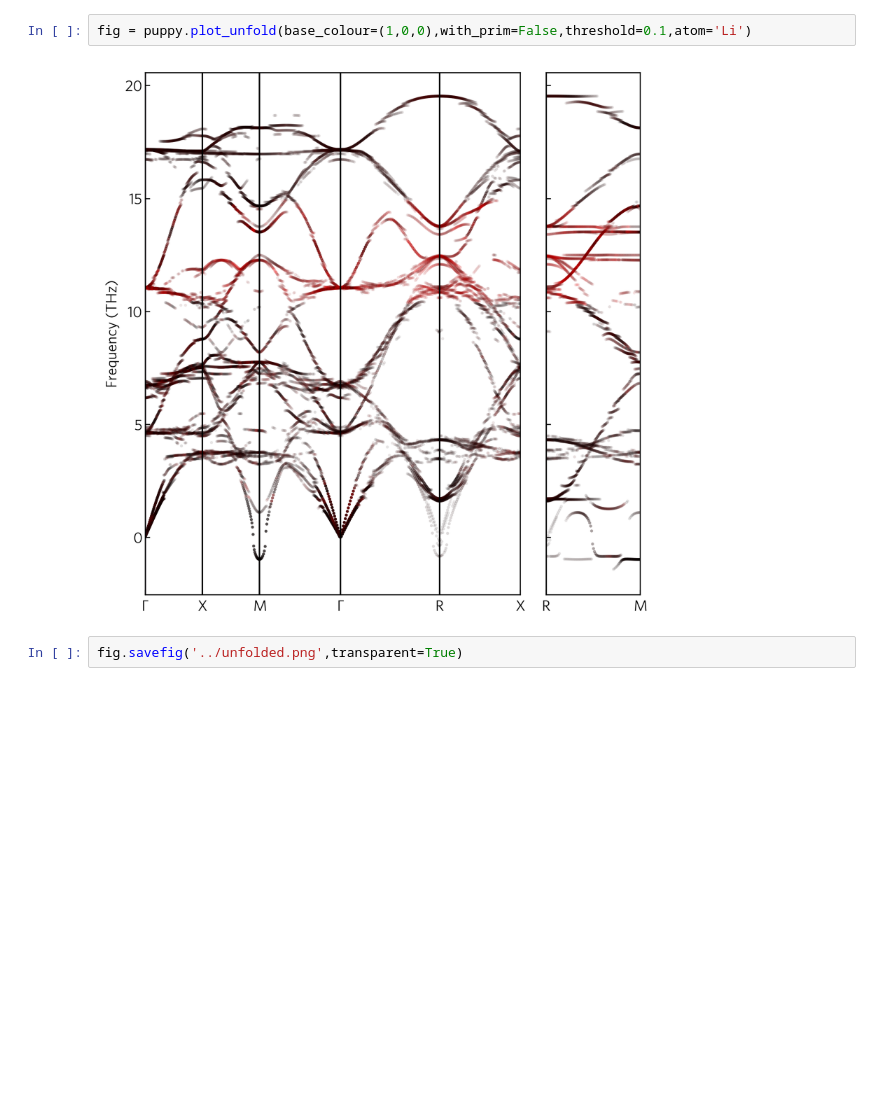
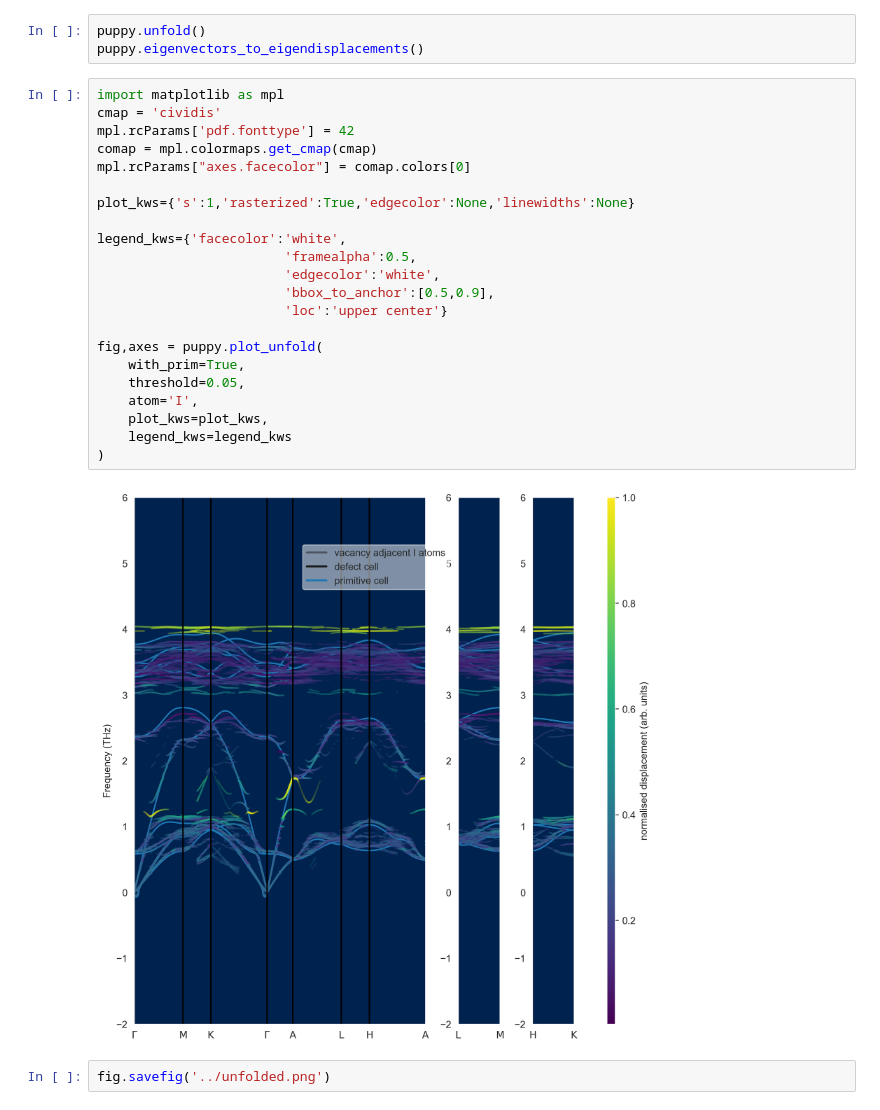
Before and after one commit to badw/puppy, a Jupyter notebook: notebooks/example.ipynb, the cells around one changed output. Cells and saved outputs as stored; diff of their text form; blank space fills up the shorter version.

```diff
--- a/notebooks/example.ipynb
+++ b/notebooks/example.ipynb
@@ -25,6 +35,29 @@ puppy.eigenvectors_to_eigendisplacements()
-# %%
-fig = puppy.plot_unfold(base_colour=(1,0,0),with_prim=False,threshold=0.1,atom='Li')
-# %% [output]
-[figure, removed]
+# %%
+puppy.unfold()
+puppy.eigenvectors_to_eigendisplacements()
+# %%
+import matplotlib as mpl
+cmap = 'cividis'
+mpl.rcParams['pdf.fonttype'] = 42
+comap = mpl.colormaps.get_cmap(cmap)
+mpl.rcParams["axes.facecolor"] = comap.colors[0]
+
+plot_kws={'s':1,'rasterized':True,'edgecolor':None,'linewidths':None}
+
+legend_kws={'facecolor':'white',
+                        'framealpha':0.5,
+                        'edgecolor':'white',
+                        'bbox_to_anchor':[0.5,0.9],
+                        'loc':'upper center'}
+
+fig,axes = puppy.plot_unfold(
+    with_prim=True,
+    threshold=0.05,
+    atom='I',
+    plot_kws=plot_kws,
+    legend_kws=legend_kws
+)
+# %% [output]
+[figure, added]
 # %%
-fig.savefig('../unfolded.png',transparent=True)
+fig.savefig('../unfolded.png')
```
Also changed, not shown: parts of 2 cells of this notebook, 14 other files.
